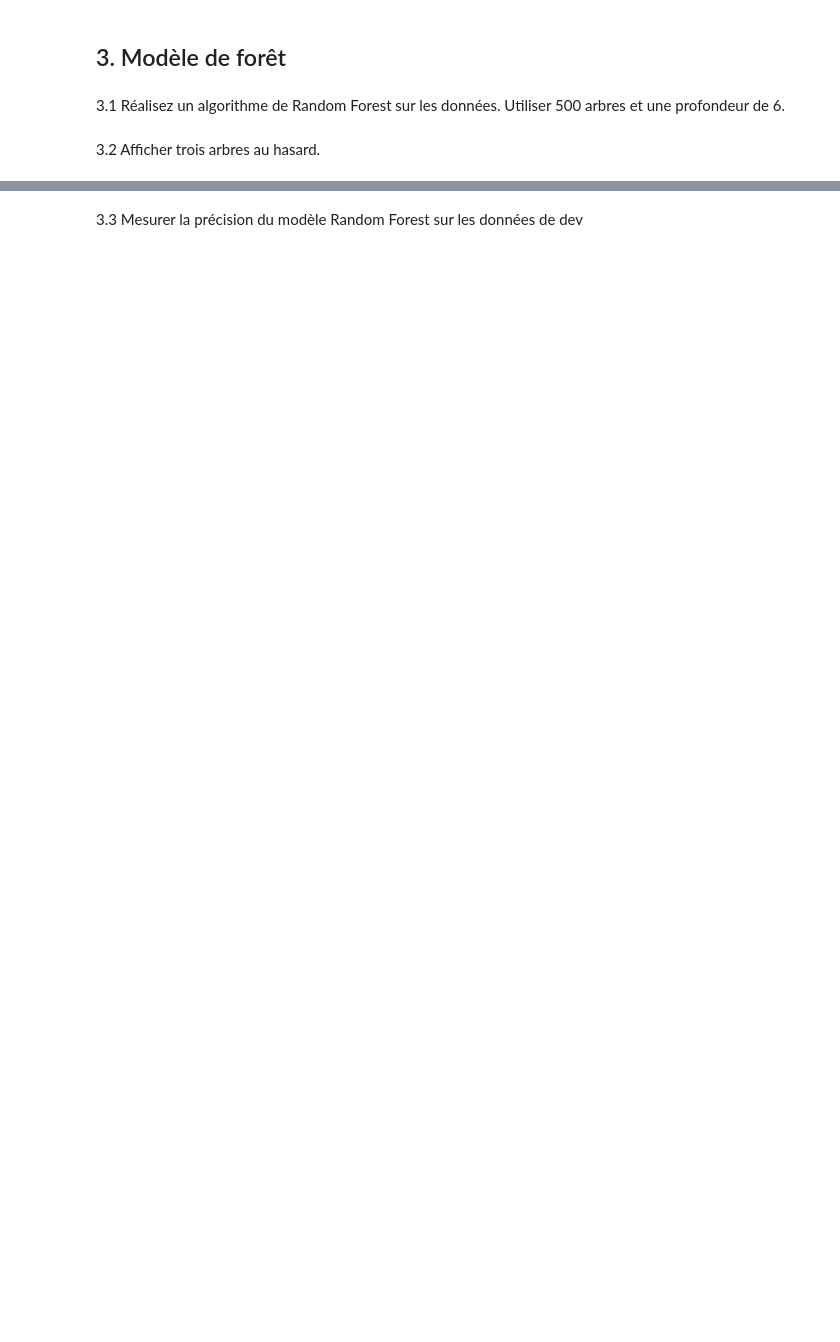
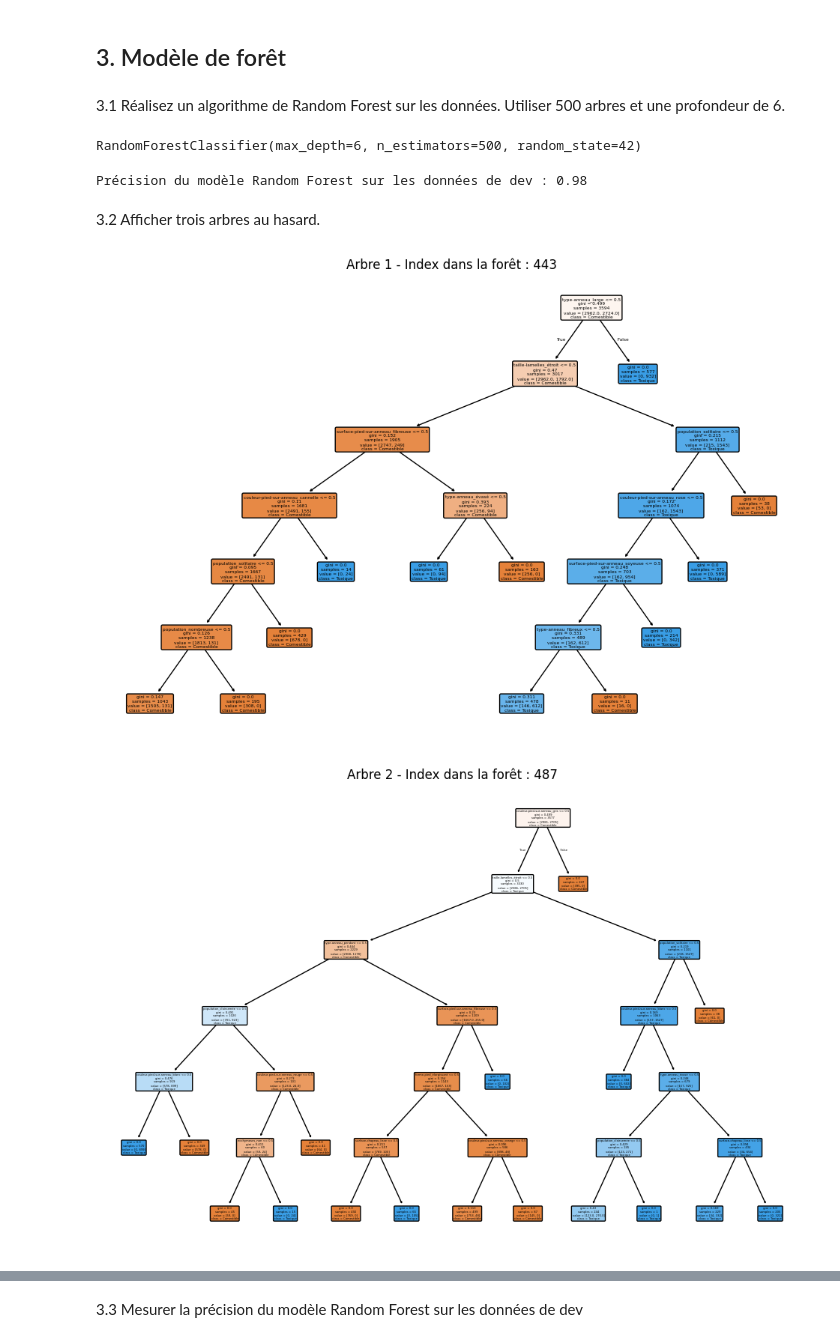
Before and after one commit to jeanlamarre16/datascience, a Jupyter notebook: TP1_classification_champignons.ipynb, the cells around one changed output, grey strips where cells are left out. Cells and saved outputs as stored; diff of their text form; code cells hidden in the pictures; blank space fills up the shorter version.

```diff
--- a/TP1_classification_champignons.ipynb
+++ b/TP1_classification_champignons.ipynb
@@ -151,0 +205,3 @@ import matplotlib.pyplot as plt
+# %%
+# Entrainement de l'arbre de décision
+dtc.fit(feature_train, label_train) # dtc : instance du DecisionTreeClassifier déclarée un peu plus haut
@@ -157,0 +251,8 @@ import matplotlib.pyplot as plt
+# %%
+# Initialisation du modèle Random Forest avec 500 arbres et une profondeur de 6
+rf_model = RandomForestClassifier(n_estimators=500, max_depth=6, random_state=42)
+
+# Entraînement du modèle sur les données d'entraînement
+rf_model.fit(feature_train, label_train)
+# %% [output]
+RandomForestClassifier(max_depth=6, n_estimators=500, random_state=42)
@@ -158,2 +262,30 @@ import matplotlib.pyplot as plt
+# %%
+# Calcul de la précision sur les données de dev
+precision_rf = accuracy_score(label_dev, label_pred_rf)
+
+# Afficher la précision
+print(f"Précision du modèle Random Forest sur les données de dev : {precision_rf:.2f}")
+# %% [output]
+Précision du modèle Random Forest sur les données de dev : 0.98
 # %% [markdown]
 3.2 Afficher trois arbres au hasard.
+# %%
+# Choix des trois arbres au hasard
+random_indices = np.random.choice(len(rf_model.estimators_), size=3, replace=False)
+# %%
+# Affichage des trois arbres choisis
+for i, idx in enumerate(random_indices, start=1):
+    plt.figure(figsize=(12, 8))
+    tree = rf_model.estimators_[idx]
+    plot_tree(
+        tree,
+        feature_names=feature_train.columns,
+        class_names=["Comestible", "Toxique"],
+        filled=True,
+        rounded=True,
+    )
+    plt.title(f"Arbre {i} - Index dans la forêt : {idx}")
+    plt.show()
+# %% [output]
+[figure, added]
+[figure, added]
```
Also changed, not shown: parts of 51 cells of this notebook.
